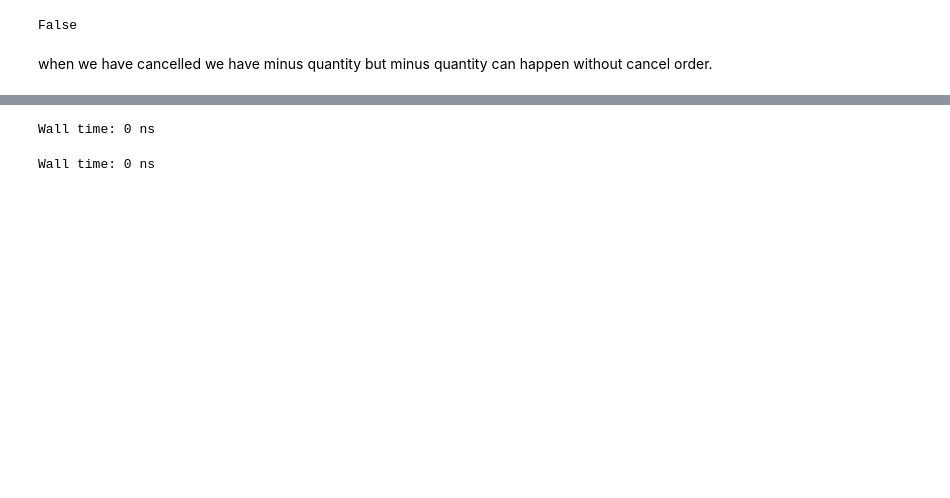
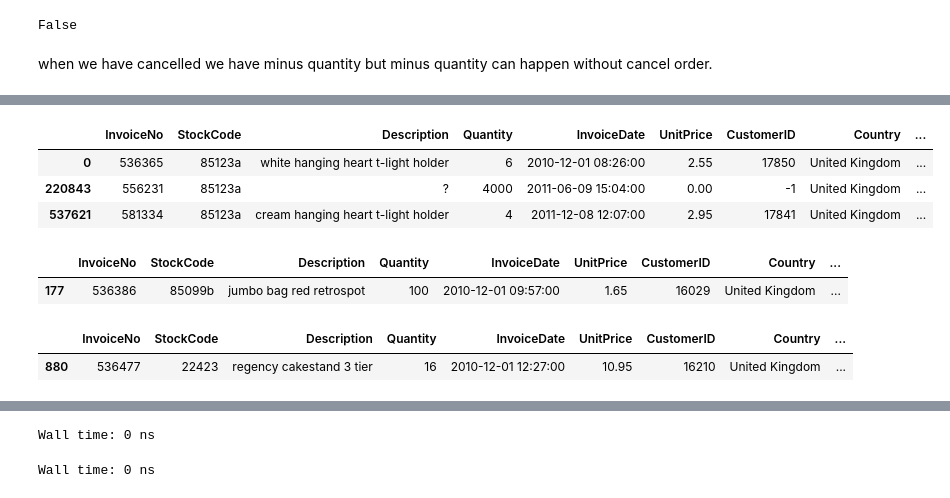
Before and after one commit to KayhanB21/online-retail, a Jupyter notebook: data-exploration.ipynb, the cells around one changed output, grey strips where cells are left out. Drawn from its saved outputs; the diff is of its cells as text; code cells hidden in the pictures; blank space fills up the shorter version.

```diff
--- a/data-exploration.ipynb
+++ b/data-exploration.ipynb
@@ -602,0 +806,16 @@ Wall time: 28.7 ms
+# %%
+%%time
+# @formatter:on
+
+display(df[df['StockCode'] == '85123a'].drop_duplicates(subset = ['Description']))
+display(df[df['StockCode'] == '85099b'].drop_duplicates(subset = ['Description']))
+display(df[df['StockCode'] == '22423'].drop_duplicates(subset = ['Description']))
+# %% [output]
+|  | InvoiceNo | StockCode | Description | Quantity | InvoiceDate | UnitPrice | CustomerID | Country | ... |
+| 0 | 536365 | 85123a | white hanging heart t-light holder | 6 | 2010-12-01 08:26:00 | 2.55 | 17850 | United Kingdom | ... |
+| 220843 | 556231 | 85123a | ? | 4000 | 2011-06-09 15:04:00 | 0.00 | -1 | United Kingdom | ... |
+| 537621 | 581334 | 85123a | cream hanging heart t-light holder | 4 | 2011-12-08 12:07:00 | 2.95 | 17841 | United Kingdom | ... |
+|  | InvoiceNo | StockCode | Description | Quantity | InvoiceDate | UnitPrice | CustomerID | Country | ... |
+| 177 | 536386 | 85099b | jumbo bag red retrospot | 100 | 2010-12-01 09:57:00 | 1.65 | 16029 | United Kingdom | ... |
+|  | InvoiceNo | StockCode | Description | Quantity | InvoiceDate | UnitPrice | CustomerID | Country | ... |
+| 880 | 536477 | 22423 | regency cakestand 3 tier | 16 | 2010-12-01 12:27:00 | 10.95 | 16210 | United Kingdom | ... |
```
Also changed, not shown: parts of 50 cells of this notebook.
